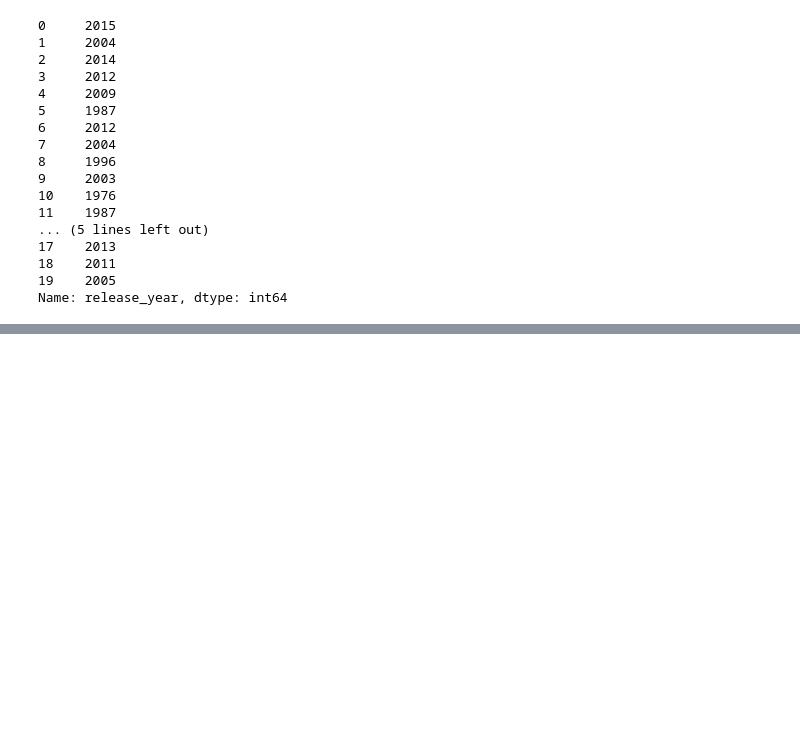
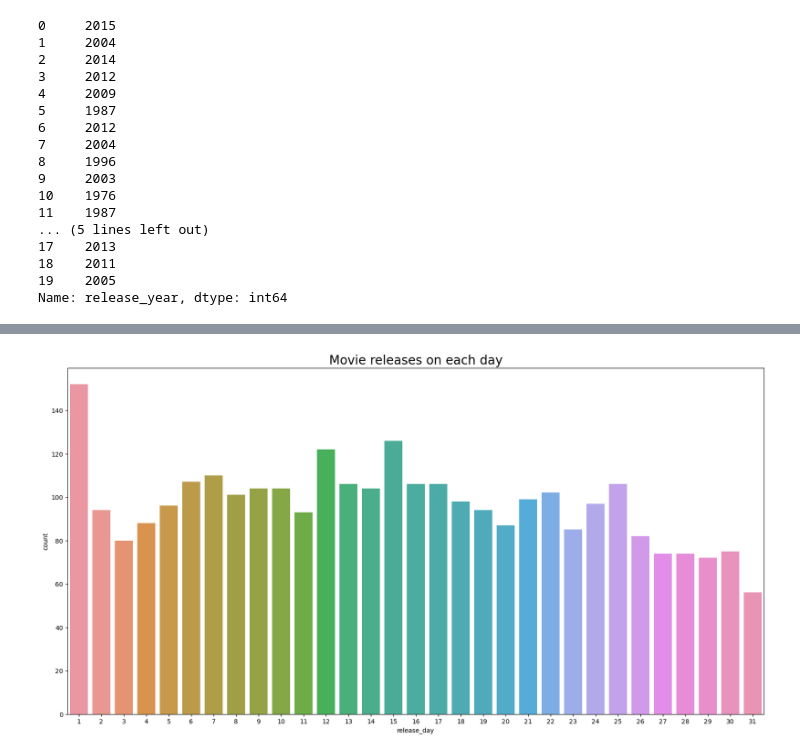
Before and after one commit to F1ameX/Machine-learning, a Jupyter notebook: Box-office-prediction_Kaggle/sample.ipynb, the cells around one changed output, grey strips where cells are left out. Cells and saved outputs as stored; diff of their text form; code cells hidden in the pictures; blank space fills up the shorter version.

```diff
--- a/Box-office-prediction_Kaggle/sample.ipynb
+++ b/Box-office-prediction_Kaggle/sample.ipynb
@@ -233,0 +253,7 @@ Name: release_year, dtype: int64
+# %%
+plt.figure(figsize=(20, 10))
+sns.countplot(x=train['release_day'].sort_values())
+plt.title('Movie releases on each day',fontsize=20)
+plt.show()
+# %% [output]
+[figure, added]
```
Also changed, not shown: parts of 5 cells of this notebook.
